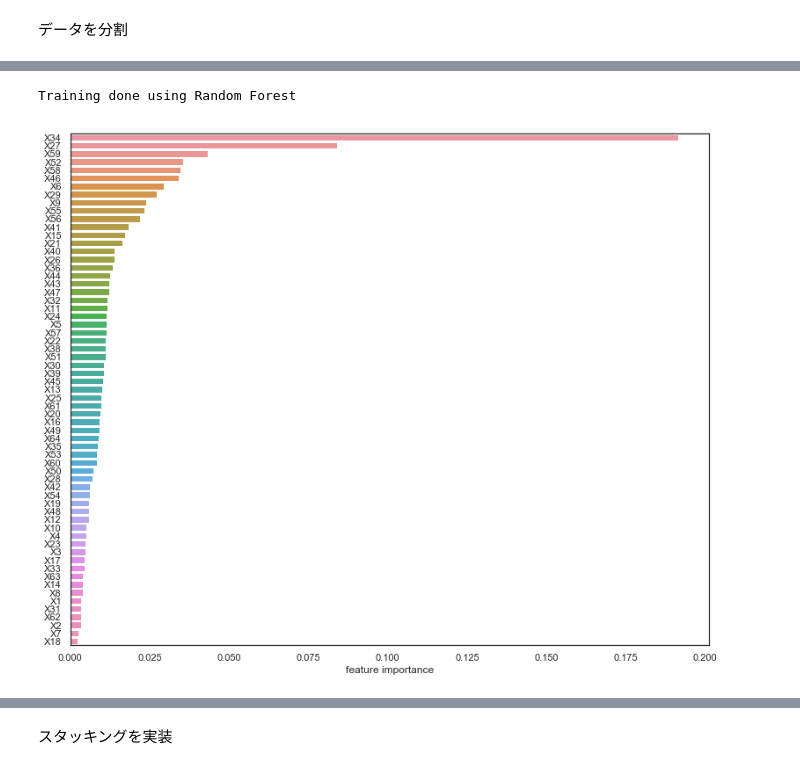
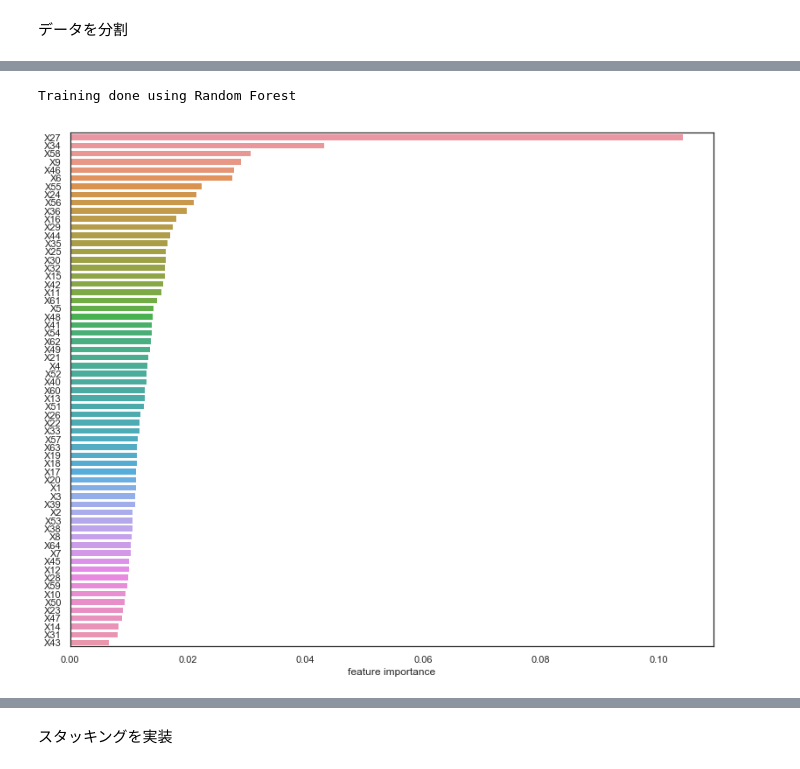
Before and after one commit to wakachii/team_competition, a Jupyter notebook: code.ipynb, the cells around one changed output, grey strips where cells are left out. Saved outputs shown, nothing was run; the diff lists cells and outputs as text; code cells hidden in the pictures.

```diff
--- a/code.ipynb
+++ b/code.ipynb
@@ -48,7 +49,6 @@ all_data.head()
 前処理
 # %%
 for i in all_data.iloc[:,0:-2]:
-  all_data[i] = all_data[i].replace(0,np.nan)
   all_data[i] = pd.to_numeric(all_data[i],errors='coerce')
 all_data = all_data.fillna(all_data.mean())
 # %%
@@ -150,14 +185,14 @@ X_train, X_test, y_train, y_test = train_test_split(X, y, random_state=0)
 # %%
 from sklearn.ensemble import RandomForestRegressor
-rf = RandomForestRegressor(n_estimators=80, max_features='auto')
+rf_1 = RandomForestRegressor(n_estimators=80, max_features='auto')
 rf.fit(X_train, y_train)
 print('Training done using Random Forest')
 ranking = np.argsort(-rf.feature_importances_)
 f, ax = plt.subplots(figsize=(11, 9))
 sns.barplot(x=rf.feature_importances_[ranking], y=X_train.columns.values[ranking], orient='h')
 ax.set_xlabel("feature importance")
 plt.tight_layout()
 plt.show()
 # %% [output]
 Training done using Random Forest
-[figure, old version]
+[figure, new version]
```
Also changed, not shown: parts of 10 cells of this notebook, 1 other file.
